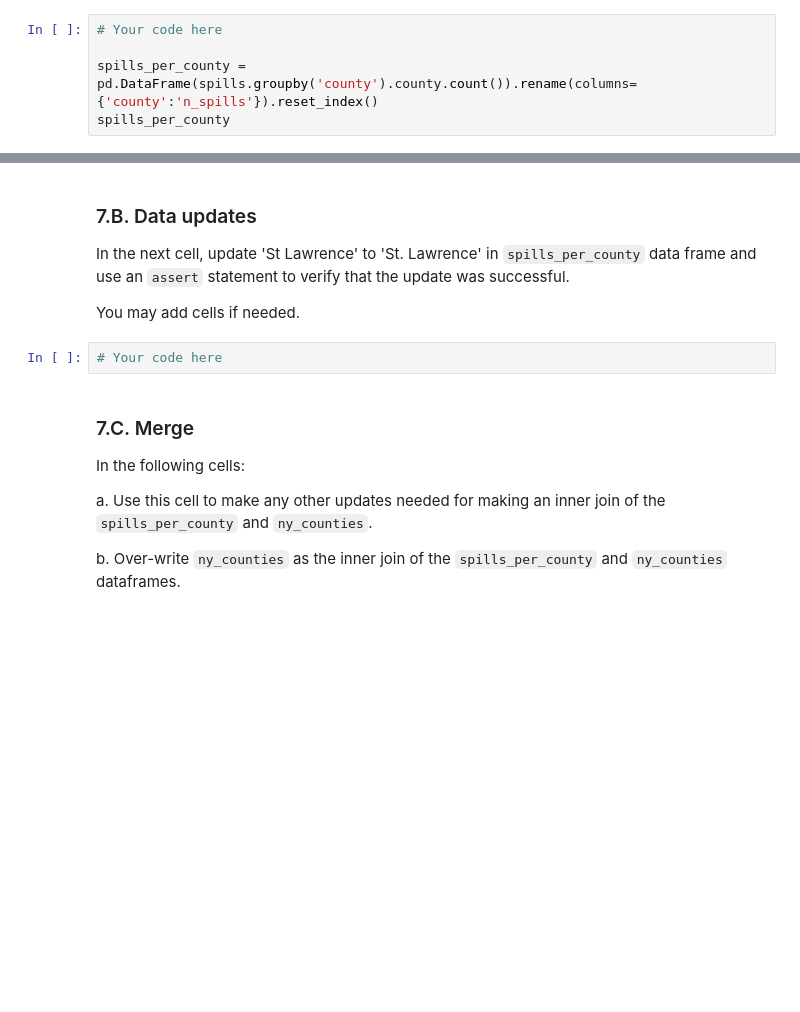
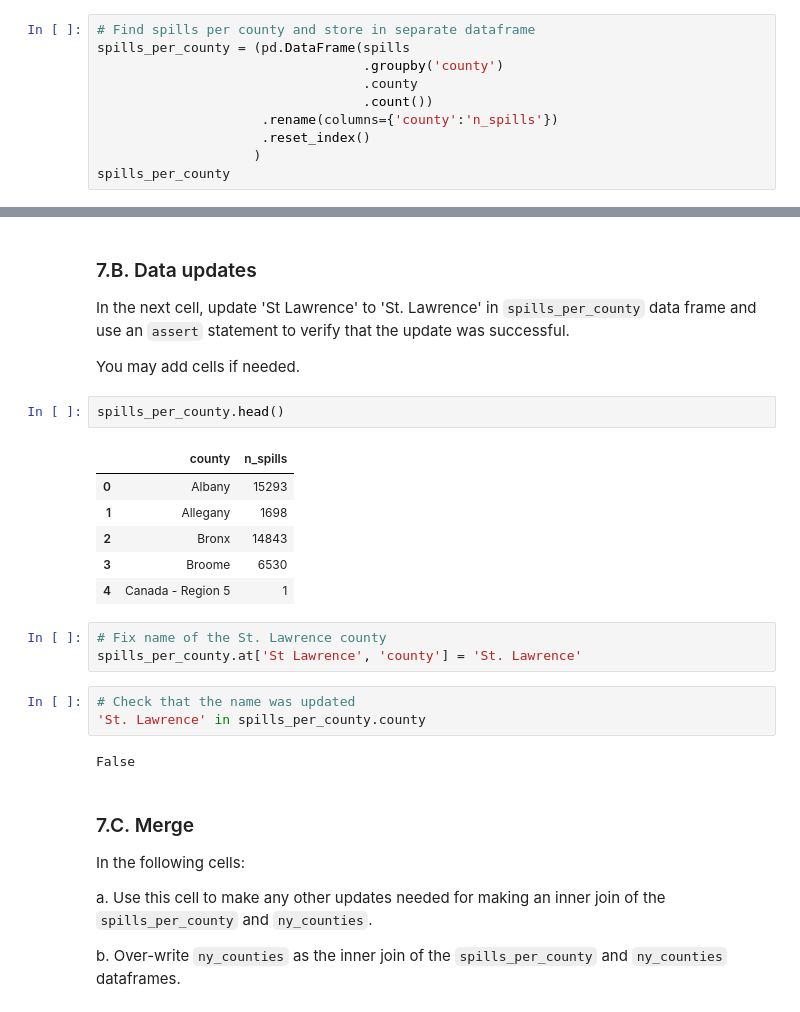
Before and after one commit to haylee360/eds220-hwk3, a Jupyter notebook: hwk3-task2-oil-spills-oyler.ipynb, the cells around one changed output, grey strips where cells are left out. Saved outputs shown, nothing was run; the diff lists cells and outputs as text; blank space fills up the shorter version.

```diff
--- a/hwk3-task2-oil-spills-oyler.ipynb
+++ b/hwk3-task2-oil-spills-oyler.ipynb
@@ -282,9 +278,14 @@ The resulting `spills_per_county` dataframe must be as follows:
 
 You may add cells if needed.
 # %%
-# Your code here
-
-spills_per_county = pd.DataFrame(spills.groupby('county').county.count()).rename(columns={'county':'n_spills'}).reset_index()
+# Find spills per county and store in separate dataframe
+spills_per_county = (pd.DataFrame(spills
+                                  .groupby('county')
+                                  .county
+                                  .count())
+                     .rename(columns={'county':'n_spills'})
+                     .reset_index()
+                    )
 spills_per_county
 # %% [output]
 |  | county | n_spills |
@@ -390,8 +538,23 @@ e. What is the number of spills in 'Tuscarora Indian Reservation'?
 In the next cell, update 'St Lawrence' to 'St. Lawrence' in `spills_per_county` data frame and use an `assert` statement to verify that the update was successful.
 
 You may add cells if needed.
-# %%
-# Your code here
+# %%
+spills_per_county.head()
+# %% [output]
+|  | county | n_spills |
+| 0 | Albany | 15293 |
+| 1 | Allegany | 1698 |
+| 2 | Bronx | 14843 |
+| 3 | Broome | 6530 |
+| 4 | Canada - Region 5 | 1 |
+# %%
+# Fix name of the St. Lawrence county
+spills_per_county.at['St Lawrence', 'county'] = 'St. Lawrence'
+# %%
+# Check that the name was updated
+'St. Lawrence' in spills_per_county.county
+# %% [output]
+False
 # %% [markdown]
 ### 7.C. Merge
 
```
Also changed, not shown: parts of 36 cells of this notebook, 1 other file.
